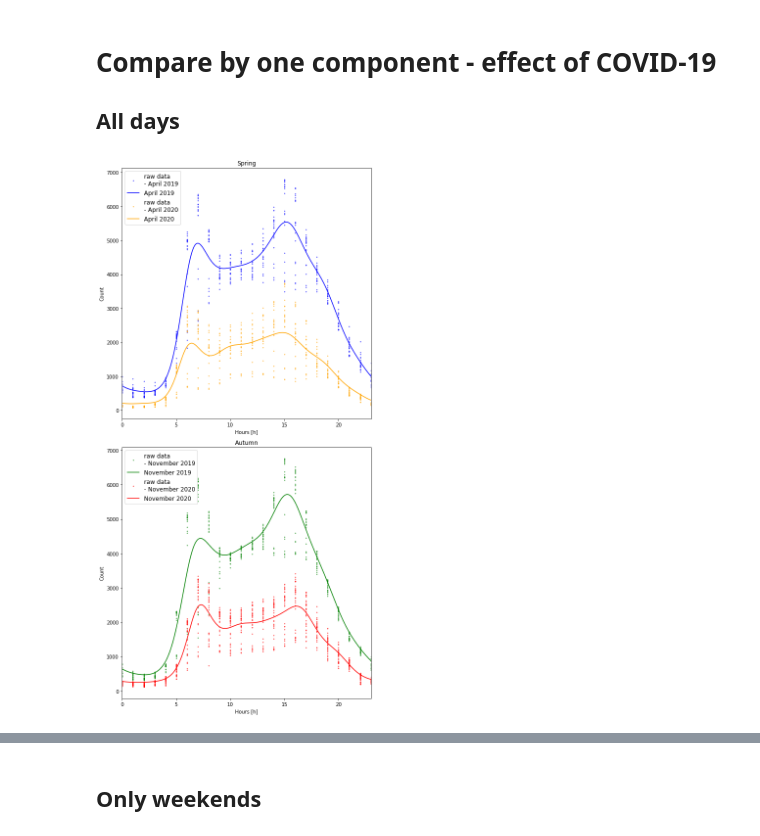
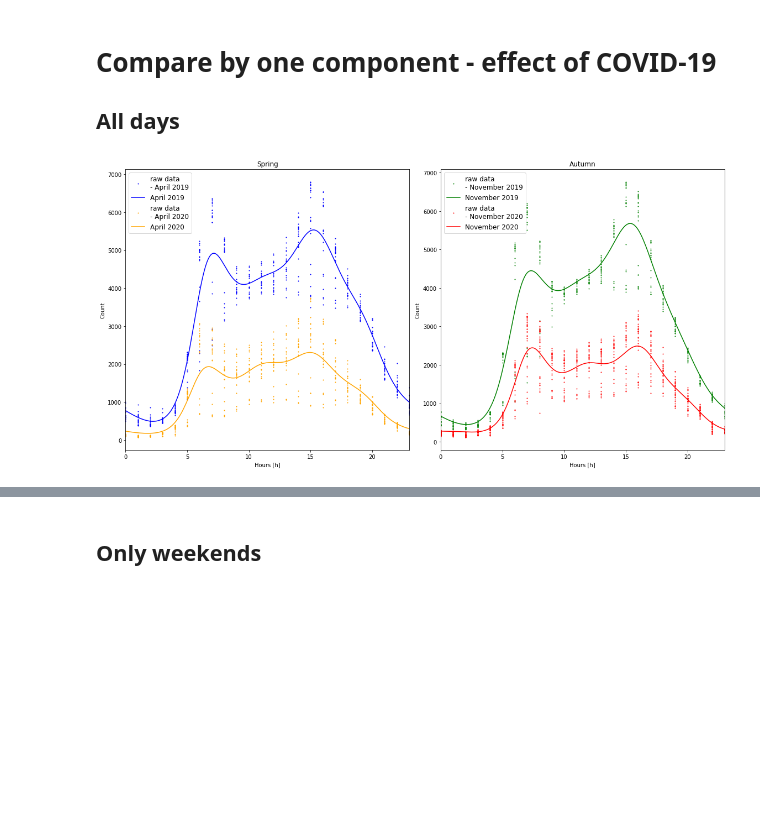
Before and after one commit to ninavelikajne/RhythmCount, a Jupyter notebook: example/traffic_example.ipynb, the cells around one changed output, grey strips where cells are left out. Cells and saved outputs as stored; diff of their text form; code cells hidden in the pictures; blank space fills up the shorter version.

Commit message:
Fixed component comparison, added missing CIs

```diff
--- a/example/traffic_example.ipynb
+++ b/example/traffic_example.ipynb
@@ -26,7 +26,7 @@ Southern Ring Road of Ljubljana  Var:  3374499.8176657874  Mean:  3057.687174541
 # Building models
 # %%
 models_type = ['poisson', 'zero_poisson', 'gen_poisson', 'nb', 'zero_nb']
-n_components = [1, 2, 3, 4, 5, 6, 7, 8, 9, 10, 11]
+n_components = [1, 2, 3, 4, 5, 6, 7, 8, 9, 10]
 
 # fit to models
 df_results = dproc.fit_to_models(df, models_type, n_components)
@@ -75,7 +75,7 @@ Best model: gen_poisson
 We will use the result from the second comparison as the best model.
 # %%
 model_type = best_model.model_type
-n_components = int(best_model.n_components)
+n_component = int(best_model.n_components)
 print("Best model: {}  Number of components: {}".format(best_model.model_type,best_model.n_components))
 # %% [output]
 Best model: gen_poisson  Number of components: 7
@@ -92,8 +131,8 @@ plot.plot_confidential_intervals([df], [model_type], [n_components], title=['Sou
 ## All days
 # %%
 df_covid = pd.read_csv(r'..\data\df_covid.csv')
-df_results = dproc.compare_by_component(df_covid, 'observation_period', n_components, model_type, ax_indices=[0, 1, 0, 1],
-                           ax_titles=['Spring', 'Autumn'], rows=2, cols=1,save_file_to='comparison1.pdf')
-display(df_results[['observation_period','amplitude', 'mesor', 'peaks', 'heights','amplitude_CIs','mesor_CIs']])
+df_results = dproc.compare_by_component(df_covid, 'observation_period', n_components, models_type, ax_indices=[0, 1, 0, 1],
+                           ax_titles=['Spring', 'Autumn'], rows=1, cols=2,save_file_to='comparison1.pdf')
+display(df_results[['observation_period','model_type','n_components','amplitude', 'mesor', 'peaks', 'heights','amplitude_CIs','mesor_CIs','peaks_CIs','heights_CIs']])
 # %% [output]
-[figure, old version]
+[figure, new version]
```
Also changed, not shown: parts of 7 cells of this notebook, 10 other files.
